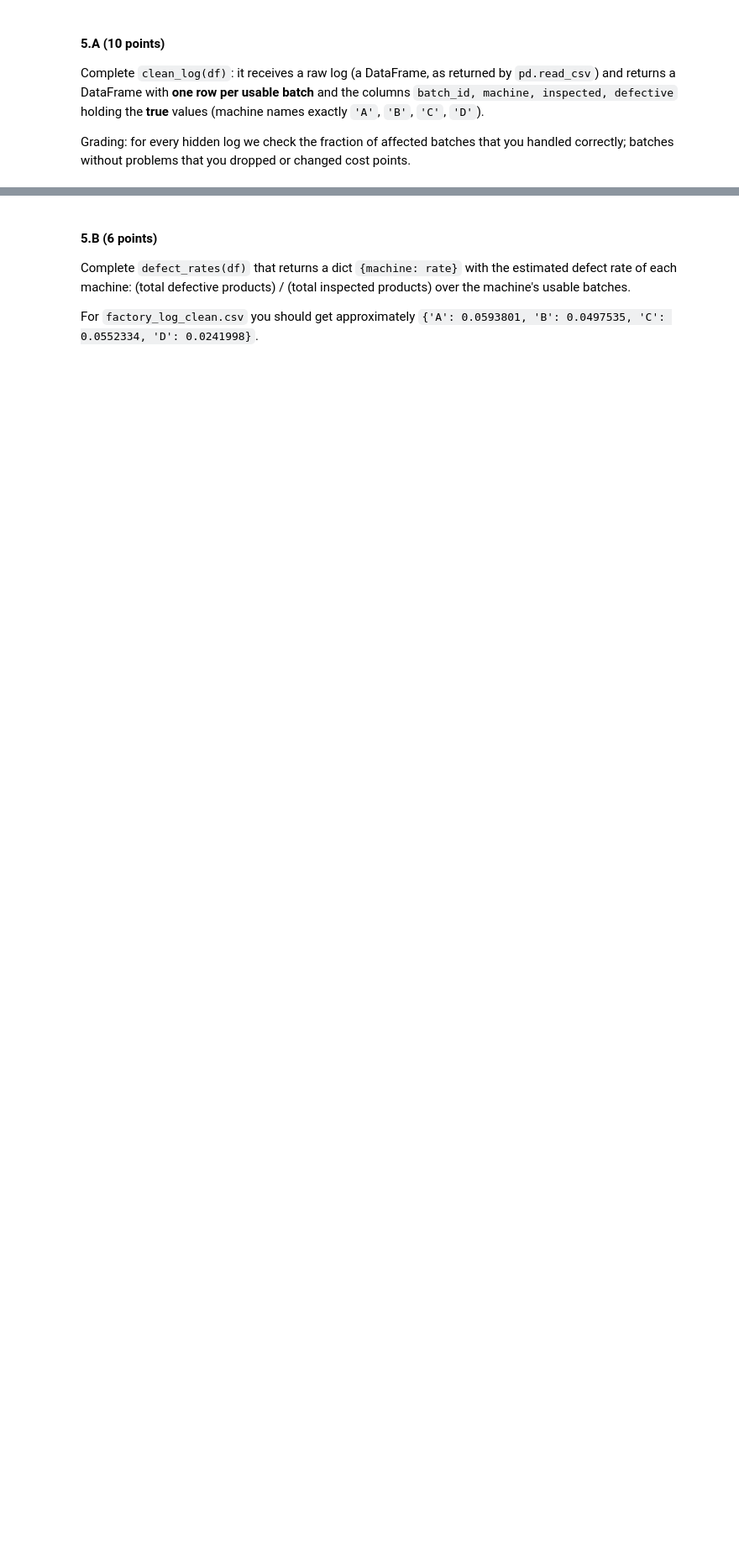
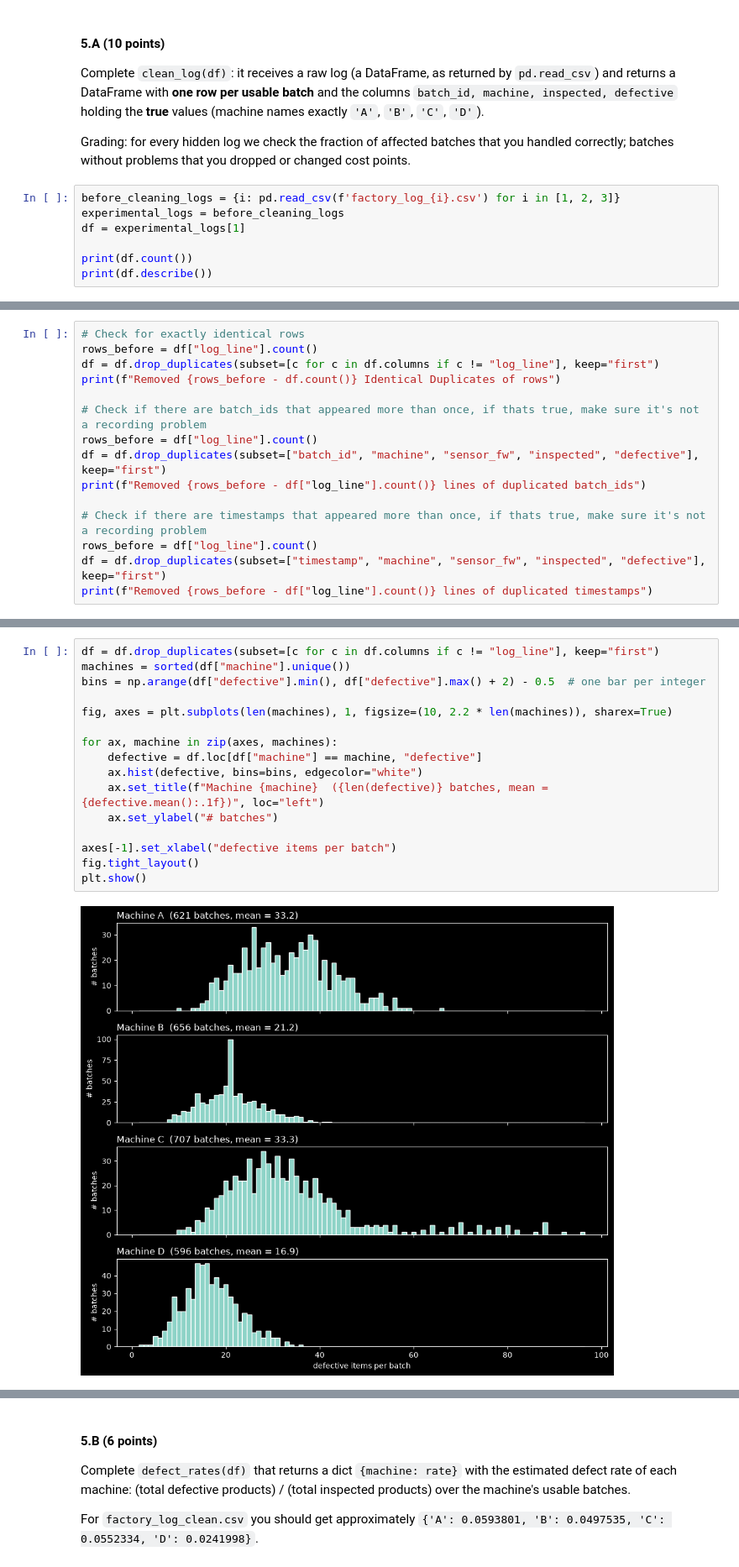
Before and after one commit to DanielKatzav/StatisticsAndData_HW1, a Jupyter notebook: HW1.ipynb, the cells around one changed output, grey strips where cells are left out. Shown at 84% size. Saved outputs shown, nothing was run; the diff lists cells and outputs as text; blank space fills up the shorter version.

Commit message:
completed Q5 with cleaning

```diff
--- a/HW1.ipynb
+++ b/HW1.ipynb
@@ -308,3 +309,10 @@ Complete `clean_log(df)`: it receives a raw log (a DataFrame, as returned by `pd
 
 Grading: for every hidden log we check the fraction of affected batches that you handled correctly;
 batches without problems that you dropped or changed cost points.
+# %%
+before_cleaning_logs = {i: pd.read_csv(f'factory_log_{i}.csv') for i in [1, 2, 3]}
+experimental_logs = before_cleaning_logs
+df = experimental_logs[1]
+
+print(df.count())
+print(df.describe())
@@ -346,0 +348,15 @@ dtype: int64
+# %%
+# Check for exactly identical rows
+rows_before = df["log_line"].count()
+df = df.drop_duplicates(subset=[c for c in df.columns if c != "log_line"], keep="first")
+print(f"Removed {rows_before - df.count()} Identical Duplicates of rows")
+
+# Check if there are batch_ids that appeared more than once, if thats true, make sure it's not a recording problem
+rows_before = df["log_line"].count()
+df = df.drop_duplicates(subset=["batch_id", "machine", "sensor_fw", "inspected", "defective"], keep="first")
+print(f"Removed {rows_before - df["log_line"].count()} lines of duplicated batch_ids")
+
+# Check if there are timestamps that appeared more than once, if thats true, make sure it's not a recording problem
+rows_before = df["log_line"].count()
+df = df.drop_duplicates(subset=["timestamp", "machine", "sensor_fw", "inspected", "defective"], keep="first")
+print(f"Removed {rows_before - df["log_line"].count()} lines of duplicated timestamps")
@@ -347 +374,19 @@ dtype: int64
+# %%
+df = df.drop_duplicates(subset=[c for c in df.columns if c != "log_line"], keep="first")
+machines = sorted(df["machine"].unique())
+bins = np.arange(df["defective"].min(), df["defective"].max() + 2) - 0.5  # one bar per integer
+
+fig, axes = plt.subplots(len(machines), 1, figsize=(10, 2.2 * len(machines)), sharex=True)
+
+for ax, machine in zip(axes, machines):
+    defective = df.loc[df["machine"] == machine, "defective"]
+    ax.hist(defective, bins=bins, edgecolor="white")
+    ax.set_title(f"Machine {machine}  ({len(defective)} batches, mean = {defective.mean():.1f})", loc="left")
+    ax.set_ylabel("# batches")
+
+axes[-1].set_xlabel("defective items per batch")
+fig.tight_layout()
+plt.show()
+# %% [output]
+[figure, added]
 # %%
```
Also changed, not shown: parts of 27 cells of this notebook, 1 other file.
